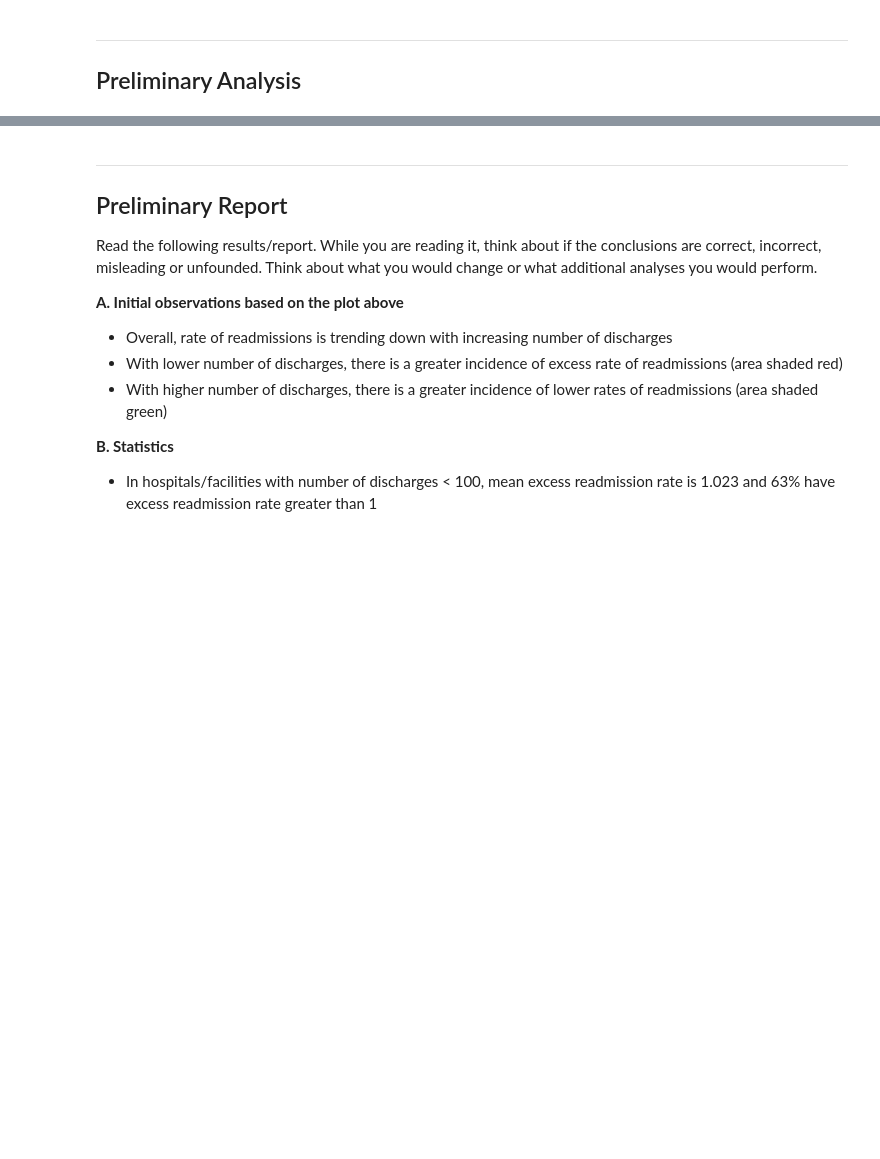
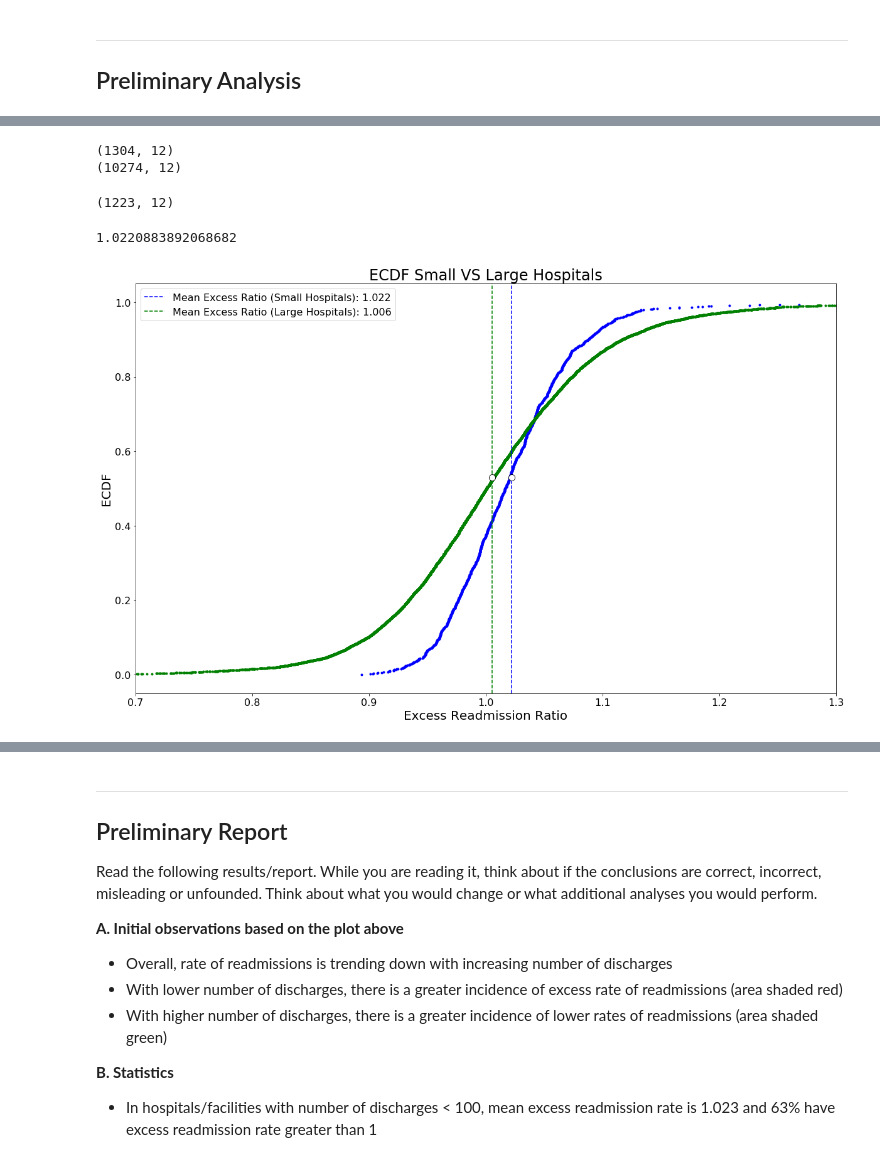
Before and after one commit to cleonard1261/springboard, a Jupyter notebook: hospital_readmit/sliderule_dsi_inferential_statistics_exercise_3.ipynb, the cells around one changed output, grey strips where cells are left out. Cells and saved outputs as stored; diff of their text form; code cells hidden in the pictures; blank space fills up the shorter version.

```diff
--- a/hospital_readmit/sliderule_dsi_inferential_statistics_exercise_3.ipynb
+++ b/hospital_readmit/sliderule_dsi_inferential_statistics_exercise_3.ipynb
@@ -63,0 +97,62 @@ clean_hospital_read_df.head()
+# %%
+col = 'Number of Discharges'
+le_100_dischg = clean_hospital_read_df.loc[clean_hospital_read_df[col] <= 100, :]
+gt_100_dischg = clean_hospital_read_df.loc[clean_hospital_read_df[col]  > 100, :]
+print(le_100_dischg.shape)
+print(gt_100_dischg.shape)
+# %% [output]
+(1304, 12)
+(10274, 12)
+# %%
+col = 'Excess Readmission Ratio'
+le_100_dischg = le_100_dischg.loc[le_100_dischg[col].notnull(), :]
+le_100_dischg.shape
+# %% [output]
+(1223, 12)
+# %%
+# Compute ECDF for versicolor data: x_vers, y_vers
+fig, axes = plt.subplots(nrows=1, ncols=1, figsize=(20,12))
+
+col = 'Excess Readmission Ratio'
+
+x_temp, y_temp = ecdf(le_100_dischg[col])
+x_2, y_2 = ecdf(gt_100_dischg[col])
+
+temp_mean = np.mean(x_temp)
+print(temp_mean)
+x_2_mean = np.mean(x_2)
+
+# Generate plot
+_ = plt.plot(x_temp, y_temp, marker='.', linestyle='none', color='b')
+_ = plt.plot(x_2, y_2, marker='.', linestyle='none', color='g')
+
+# Plot the means of both the original data set and the shifted data set
+_ = plt.axvline(x=temp_mean,color='b', linestyle='--', label='Mean Excess Ratio (Small Hospitals): '\
+                +str(round(temp_mean,3)) )
+#plt.annotate('DataFrame Mean: 98.2 ',
+#             xy=(98.25, 0.6),
+#             xytext=(-145, -5),
+#             textcoords='offset points',
+#             arrowprops=dict(facecolor='blue' ))
+
+_ = plt.axvline(x=x_2_mean,color='g', linestyle='--',label='Mean Excess Ratio (Large Hospitals): ' \
+               +str(round(x_2_mean,3)))
+_ = plt.plot(x_2_mean,0.53,'ko', markersize=10.0,mfc='none')
+_ = plt.plot(temp_mean,0.53,'ko',markersize=10.0,mfc='none')
+_ = plt.plot(x_2_mean,0.53,'wo', markersize=8.0)
+_ = plt.plot(temp_mean,0.53,'wo',markersize=8.0)
+
+_ = plt.title("ECDF Small VS Large Hospitals", size=24)
+_ = plt.xlabel(col, size=20)
+_ = plt.ylabel('ECDF', size=20)
+_ = plt.xlim(.7, 1.3)
+
+# Display the plot
+plt.legend(loc='upper left', fontsize=16)
+
+plt.tick_params(labelsize=16)
+
+plt.show()
+# %% [output]
+1.0220883892068682
+[figure, added]
```
Also changed, not shown: parts of 26 cells of this notebook, 1 other file.
